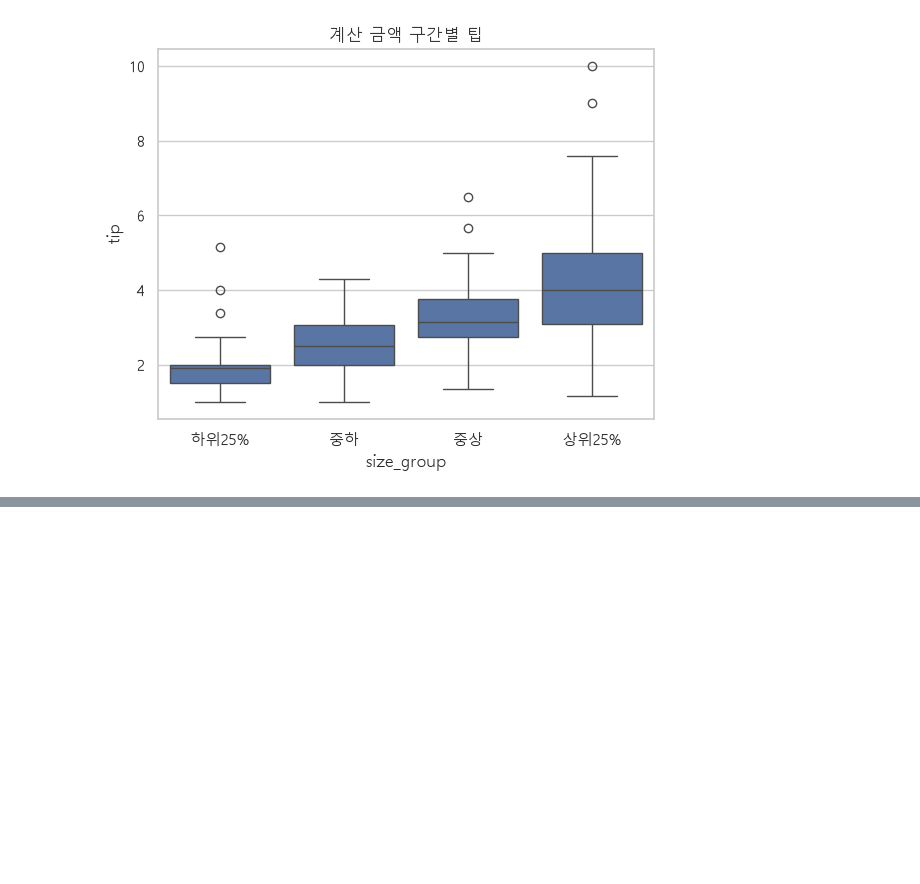
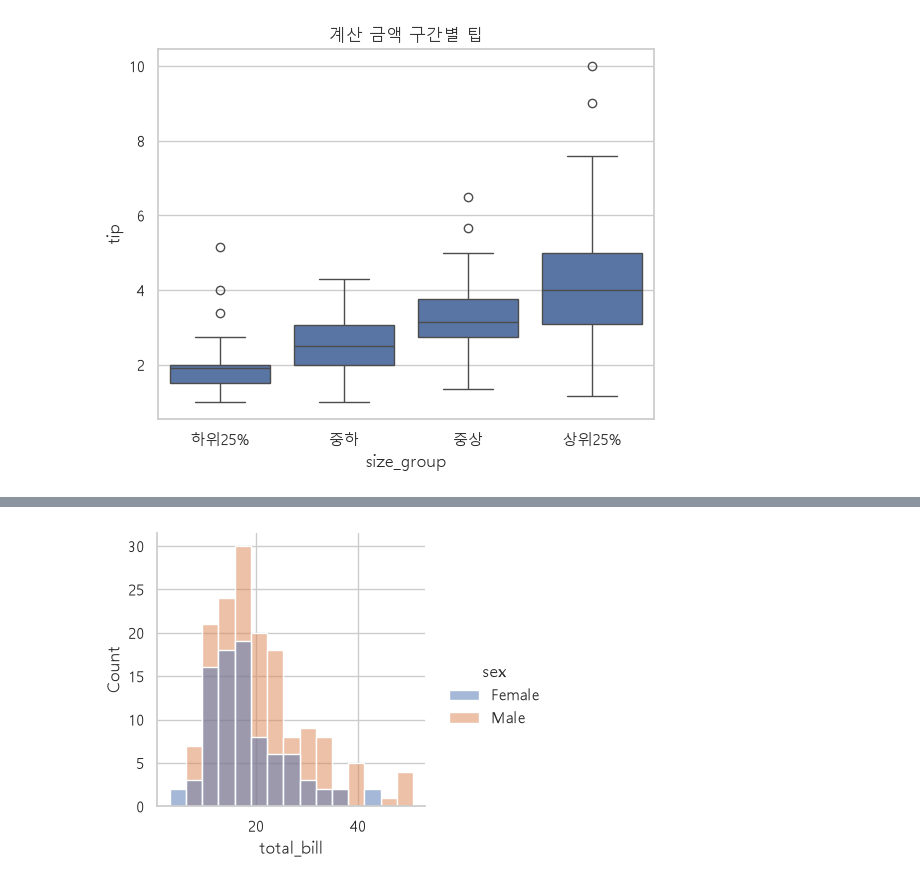
Before and after one commit to ChaeYeongJi/18_r, a Jupyter notebook: 01.ipynb, the cells around one changed output, grey strips where cells are left out. Cells and saved outputs as stored; diff of their text form; code cells hidden in the pictures; blank space fills up the shorter version.

```diff
--- a/01.ipynb
+++ b/01.ipynb
@@ -724,0 +814,8 @@ plt.show()
+# %%
+sns.displot(data=tips, x="total_bill",
+            # col="sex",
+            hue='sex',
+            bins=15, height=3.6)   # col: 그룹마다 칸 나누기
+plt.show()
+# %% [output]
+[figure, added]
```
Also changed, not shown: parts of 18 cells of this notebook.
